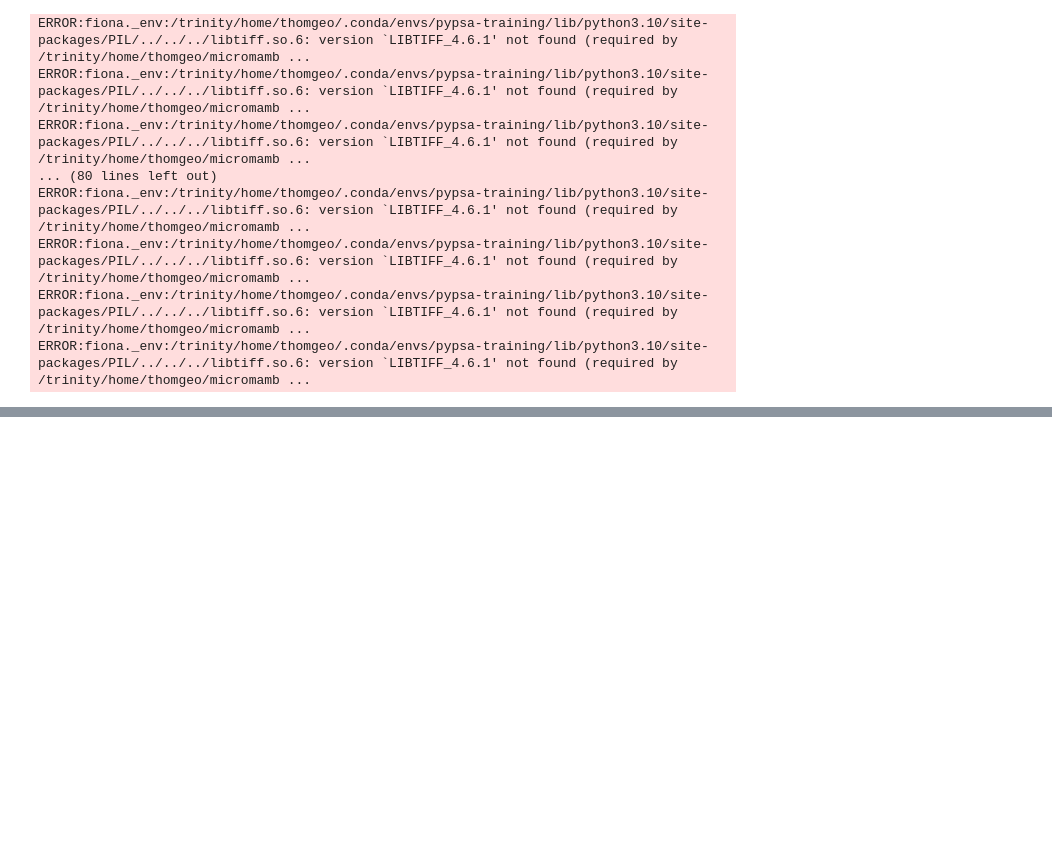
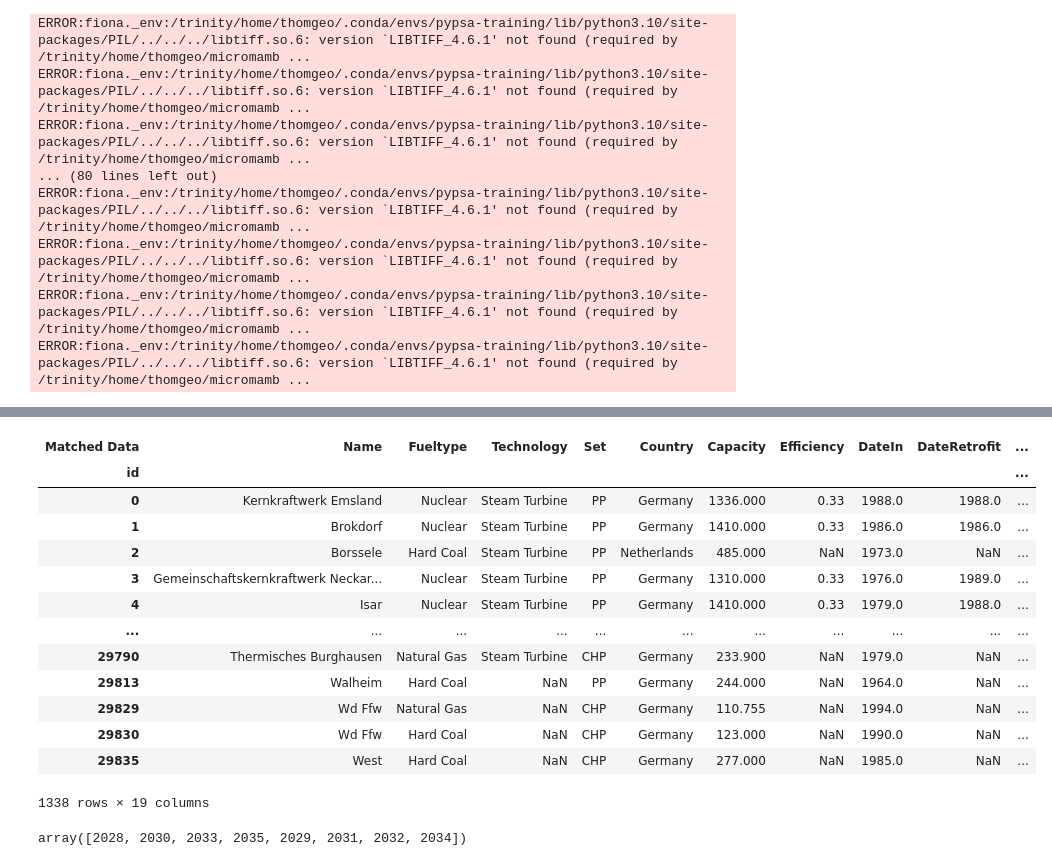
Before and after one commit to thomgeo/open_eraa, a Jupyter notebook: build_individual_power_plants.ipynb, the cells around one changed output, grey strips where cells are left out. Drawn from its saved outputs; the diff is of its cells as text; code cells hidden in the pictures; blank space fills up the shorter version.

```diff
--- a/build_individual_power_plants.ipynb
+++ b/build_individual_power_plants.ipynb
@@ -68,3 +57,7 @@ plant_to_zone = gpd.sjoin_nearest(
 plant_to_zone = plant_to_zone.groupby(plant_to_zone.index).last()
 # %%
 power_plants["zone"] = power_plants.index.map(plant_to_zone.zone)
+# %%
+de_minimis = 50
+# %%
+small_plants = power_plants[power_plants.Capacity < de_minimis]
@@ -70,0 +97,17 @@ power_plants["zone"] = power_plants.index.map(plant_to_zone.zone)
+# %%
+power_plants.drop(small_plants.index)
+# %% [output]
+| Matched Data | Name | Fueltype | Technology | Set | Country | Capacity | Efficiency | DateIn | DateRetrofit | ... |
+| id |  |  |  |  |  |  |  |  |  | ... |
+| 0 | Kernkraftwerk Emsland | Nuclear | Steam Turbine | PP | Germany | 1336.000 | 0.33 | 1988.0 | 1988.0 | ... |
+| 1 | Brokdorf | Nuclear | Steam Turbine | PP | Germany | 1410.000 | 0.33 | 1986.0 | 1986.0 | ... |
+| 2 | Borssele | Hard Coal | Steam Turbine | PP | Netherlands | 485.000 | NaN | 1973.0 | NaN | ... |
+| 3 | Gemeinschaftskernkraftwerk Neckar... | Nuclear | Steam Turbine | PP | Germany | 1310.000 | 0.33 | 1976.0 | 1989.0 | ... |
+| 4 | Isar | Nuclear | Steam Turbine | PP | Germany | 1410.000 | 0.33 | 1979.0 | 1988.0 | ... |
+| ... | ... | ... | ... | ... | ... | ... | ... | ... | ... | ... |
+| 29790 | Thermisches Burghausen | Natural Gas | Steam Turbine | CHP | Germany | 233.900 | NaN | 1979.0 | NaN | ... |
+| 29813 | Walheim | Hard Coal | NaN | PP | Germany | 244.000 | NaN | 1964.0 | NaN | ... |
+| 29829 | Wd Ffw | Natural Gas | NaN | CHP | Germany | 110.755 | NaN | 1994.0 | NaN | ... |
+| 29830 | Wd Ffw | Hard Coal | NaN | CHP | Germany | 123.000 | NaN | 1990.0 | NaN | ... |
+| 29835 | West | Hard Coal | NaN | CHP | Germany | 277.000 | NaN | 1985.0 | NaN | ... |
+1338 rows × 19 columns
@@ -71,3 +116,7 @@ power_plants["zone"] = power_plants.index.map(plant_to_zone.zone)
+# %%
+aggregated_plants.entry.unique()
+# %% [output]
+array([2028, 2030, 2033, 2035, 2029, 2031, 2032, 2034])
 # %%
 ax = bidding_zones.plot(figsize=(14,14))
 power_plant_locations.plot(markersize=power_plants.Capacity.div(150), color="black", ax=ax)
```
Also changed, not shown: parts of 12 cells of this notebook, 9 other files.
